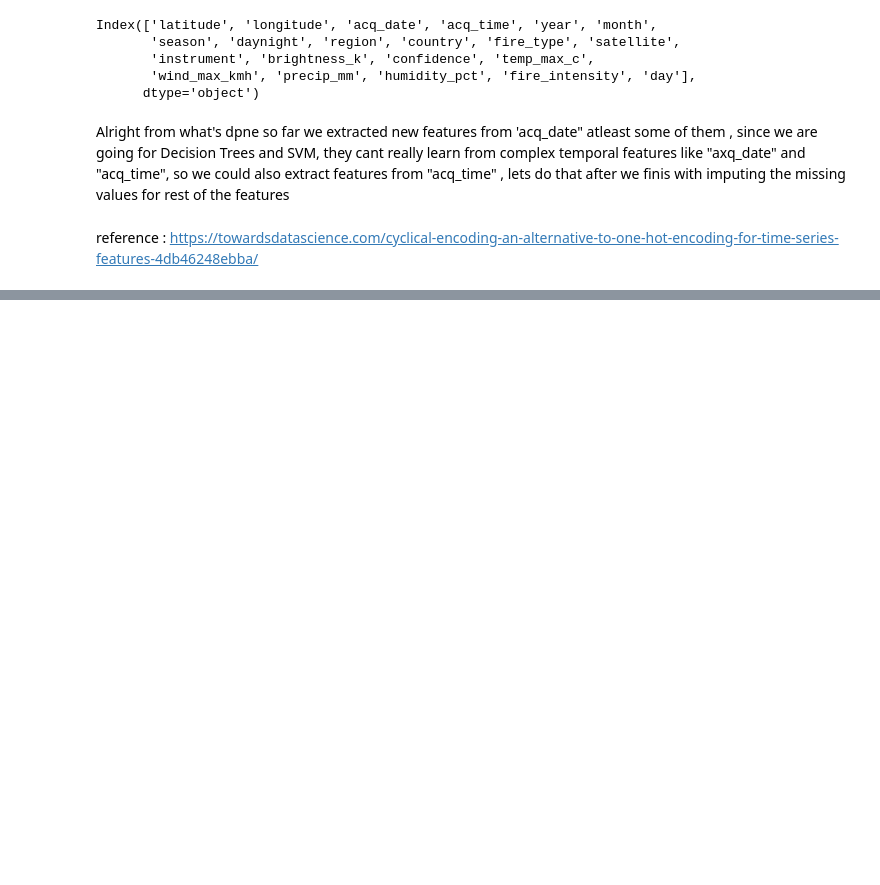
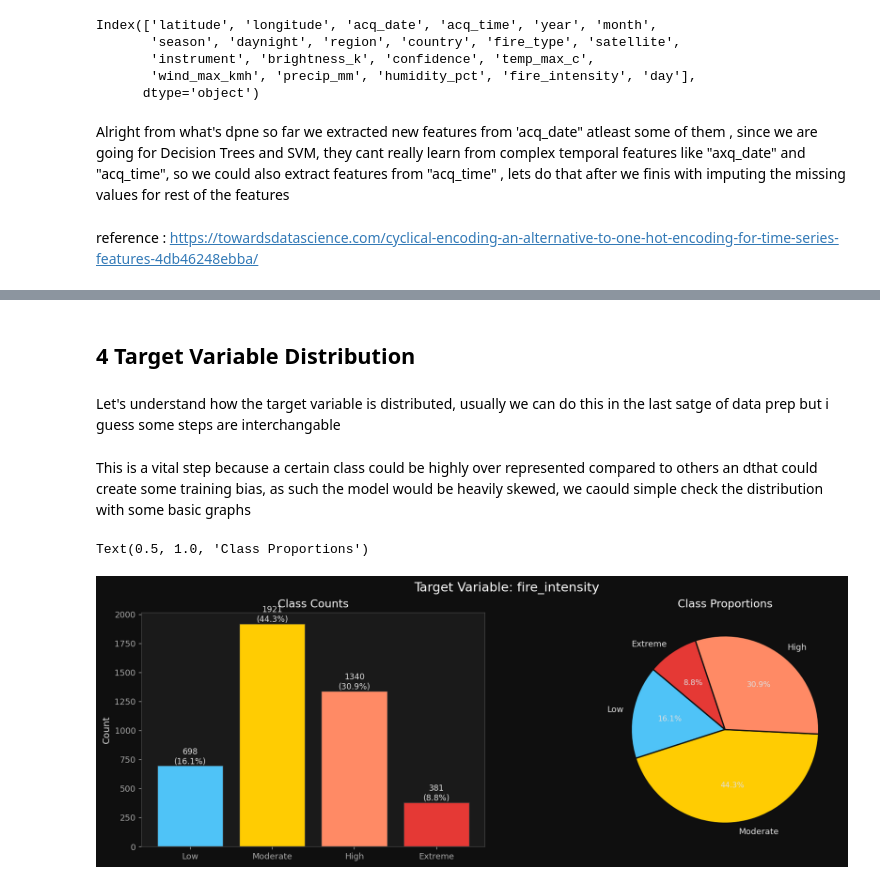
Before and after one commit to Anirudh-red11/Assignment-2-ComML, a Jupyter notebook: dataprep.ipynb, the cells around one changed output, grey strips where cells are left out. Drawn from its saved outputs; the diff is of its cells as text; code cells hidden in the pictures; blank space fills up the shorter version.

```diff
--- a/dataprep.ipynb
+++ b/dataprep.ipynb
@@ -231,0 +320,48 @@ reference : https://towardsdatascience.com/cyclical-encoding-an-alternative-to-o
+# %%
+brightness_median = df.groupby('fire_type')['brightness_k'].median().to_dict()
+wind_medians      = df.groupby('region')['wind_max_kmh'].median().to_dict()
+
+def impute(df, brightness_median, wind_medians):
+    df = df.copy()
+    df['brightness_k'] = df.groupby('fire_type')['brightness_k'].transform(
+        lambda x: x.fillna(brightness_median.get(x.name, df['brightness_k'].median())))
+    df['brightness_k'].fillna(df['brightness_k'].median(), inplace=True)
+    df['wind_max_kmh'] = df.groupby('region')['wind_max_kmh'].transform(
+        lambda x: x.fillna(wind_medians.get(x.name, df['wind_max_kmh'].median())))
+    df['wind_max_kmh'].fillna(df['wind_max_kmh'].median(), inplace=True)
+    return df
+
+df   = impute(df, brightness_median, wind_medians)
+# test = impute(test, brightness_median, wind_medians)
+# %% [markdown]
+## 4 Target Variable Distribution
+# %% [markdown]
+Let's understand how the target variable is distributed, usually we can do this in the last satge of data prep but i guess some steps are interchangable
+# %% [markdown]
+This is a vital step because a certain class could be highly over represented compared to others an dthat could create some training bias, as such the model would be heavily skewed, we caould simple check the distribution with some basic graphs
+# %%
+TARGET_ORDER = ['Low', 'Moderate', 'High', 'Extreme']
+fig, axes = plt.subplots(1, 2, figsize=(16, 5))
+fig.suptitle('Target Variable: fire_intensity', fontsize=15, color='white')
+
+counts  = df['fire_intensity'].value_counts().reindex(TARGET_ORDER)
+pcts    = counts / len(df) * 100
+colors  = [FIRE_COLORS[c] for c in TARGET_ORDER]
+
+# A bar for a simple count and percentage
+axes[0].bar(TARGET_ORDER, counts.values, color=colors, edgecolor='#333', linewidth=0.8)
+for i, (v, p) in enumerate(zip(counts.values, pcts.values)):
+    axes[0].text(i, v + 15, f'{v}\n({p:.1f}%)', ha='center', fontsize=9.5)
+axes[0].set_title('Class Counts')
+axes[0].set_ylabel('Count')
+
+# Impactful pieeee
+wedges, texts, autotexts = axes[1].pie(
+    counts.values, labels=TARGET_ORDER, colors=colors,
+    autopct='%1.1f%%', startangle=140,
+    wedgeprops=dict(edgecolor='#0f0f0f', linewidth=1.5))
+for at in autotexts: at.set_fontsize(9)
+axes[1].set_title('Class Proportions')
+# %% [output]
+Text(0.5, 1.0, 'Class Proportions')
+[figure, added]
```
Also changed, not shown: parts of 17 cells of this notebook, 1 other file.
